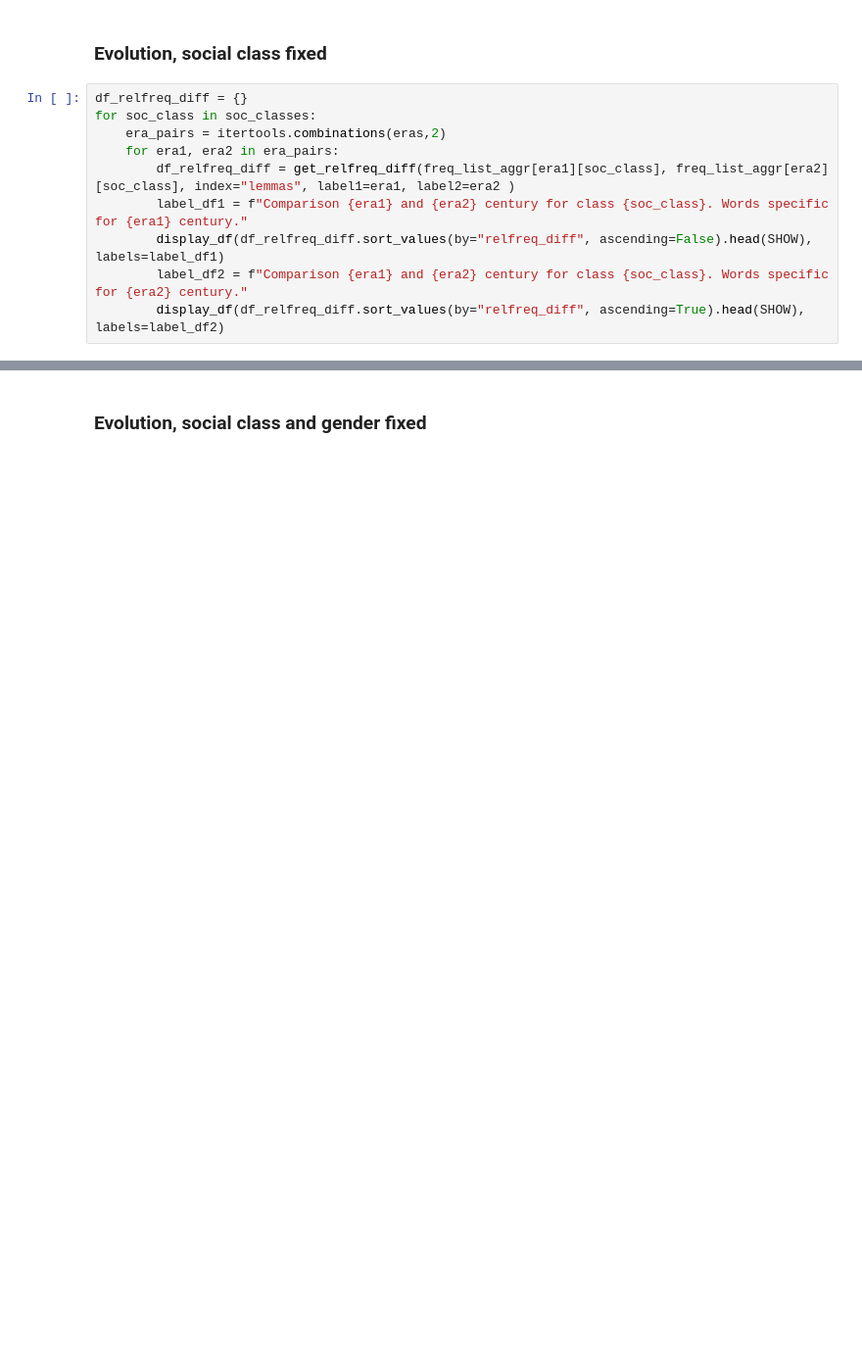
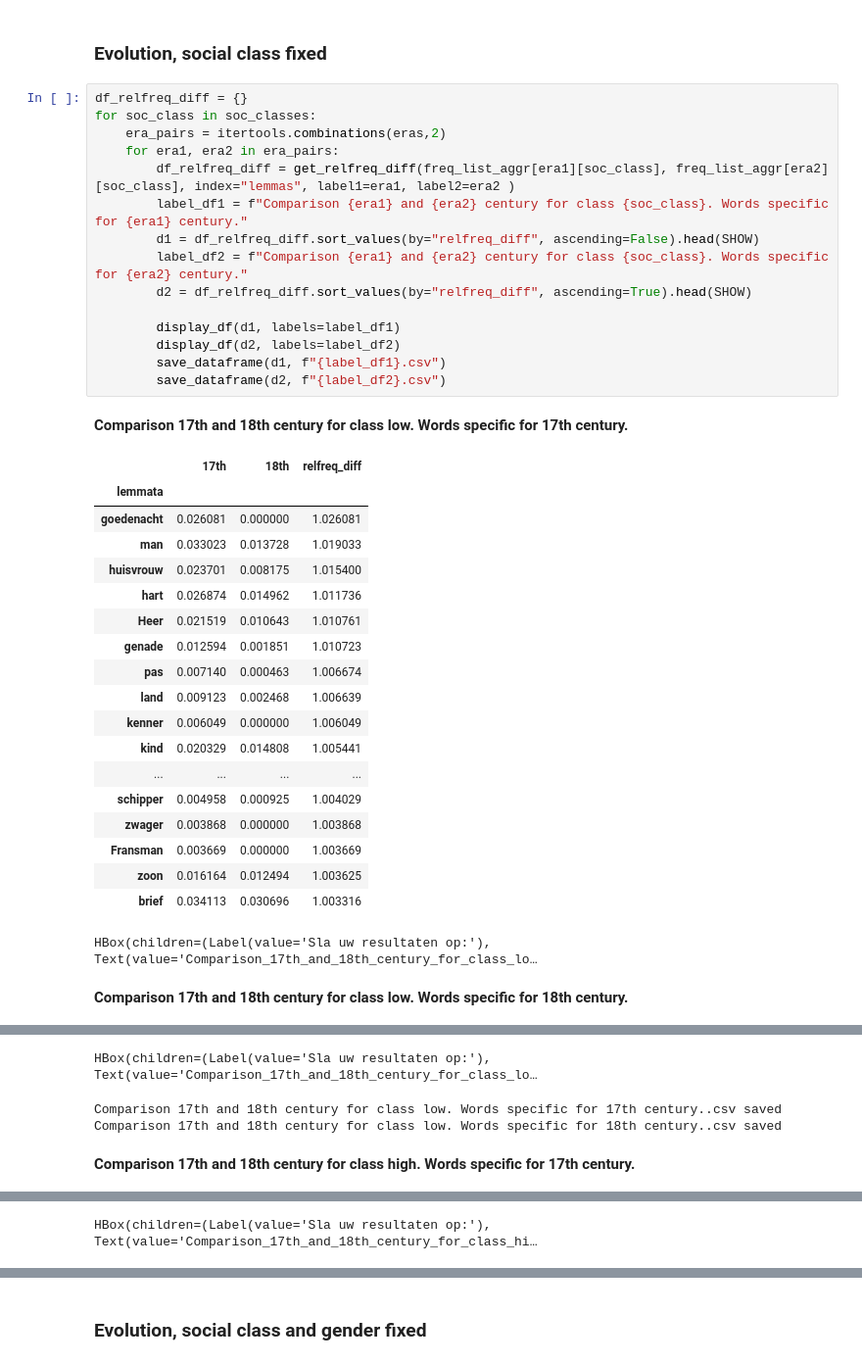
Before and after one commit to INL/chaining-search, a Jupyter notebook: contrib/Case_study_paper.ipynb, the cells around one changed output, grey strips where cells are left out. Shown at 98% size. Drawn from its saved outputs; the diff is of its cells as text; blank space fills up the shorter version.

```diff
--- a/contrib/Case_study_paper.ipynb
+++ b/contrib/Case_study_paper.ipynb
@@ -90,10 +267,37 @@ for era in eras:
 # %%
 df_relfreq_diff = {}
 for soc_class in soc_classes:
     era_pairs = itertools.combinations(eras,2)
     for era1, era2 in era_pairs:
         df_relfreq_diff = get_relfreq_diff(freq_list_aggr[era1][soc_class], freq_list_aggr[era2][soc_class], index="lemmas", label1=era1, label2=era2 )
         label_df1 = f"Comparison {era1} and {era2} century for class {soc_class}. Words specific for {era1} century."
-        display_df(df_relfreq_diff.sort_values(by="relfreq_diff", ascending=False).head(SHOW), labels=label_df1)
+        d1 = df_relfreq_diff.sort_values(by="relfreq_diff", ascending=False).head(SHOW)
         label_df2 = f"Comparison {era1} and {era2} century for class {soc_class}. Words specific for {era2} century."
-        display_df(df_relfreq_diff.sort_values(by="relfreq_diff", ascending=True).head(SHOW), labels=label_df2)
+        d2 = df_relfreq_diff.sort_values(by="relfreq_diff", ascending=True).head(SHOW)
+
+        display_df(d1, labels=label_df1)
+        display_df(d2, labels=label_df2)
+        save_dataframe(d1, f"{label_df1}.csv")
+        save_dataframe(d2, f"{label_df2}.csv")
+# %% [output]
+Comparison 17th and 18th century for class low. Words specific for 17th century.
+|  | 17th | 18th | relfreq_diff |
+| lemmata |  |  |  |
+| goedenacht | 0.026081 | 0.000000 | 1.026081 |
+| man | 0.033023 | 0.013728 | 1.019033 |
+| huisvrouw | 0.023701 | 0.008175 | 1.015400 |
+| hart | 0.026874 | 0.014962 | 1.011736 |
+| Heer | 0.021519 | 0.010643 | 1.010761 |
+| genade | 0.012594 | 0.001851 | 1.010723 |
+| pas | 0.007140 | 0.000463 | 1.006674 |
+| land | 0.009123 | 0.002468 | 1.006639 |
+| kenner | 0.006049 | 0.000000 | 1.006049 |
+| kind | 0.020329 | 0.014808 | 1.005441 |
+| ... | ... | ... | ... |
+| schipper | 0.004958 | 0.000925 | 1.004029 |
+| zwager | 0.003868 | 0.000000 | 1.003868 |
+| Fransman | 0.003669 | 0.000000 | 1.003669 |
+| zoon | 0.016164 | 0.012494 | 1.003625 |
+| brief | 0.034113 | 0.030696 | 1.003316 |
+HBox(children=(Label(value='Sla uw resultaten op:'), Text(value='Comparison_17th_and_18th_century_for_class_lo…
+Comparison 17th and 18th century for class low. Words specific for 18th century.
@@ -99,0 +322,4 @@ for soc_class in soc_classes:
+HBox(children=(Label(value='Sla uw resultaten op:'), Text(value='Comparison_17th_and_18th_century_for_class_lo…
+Comparison 17th and 18th century for class low. Words specific for 17th century..csv saved
+Comparison 17th and 18th century for class low. Words specific for 18th century..csv saved
+Comparison 17th and 18th century for class high. Words specific for 17th century.
@@ -99,0 +344 @@ for soc_class in soc_classes:
+HBox(children=(Label(value='Sla uw resultaten op:'), Text(value='Comparison_17th_and_18th_century_for_class_hi…
```
Also changed, not shown: parts of 7 cells of this notebook.
